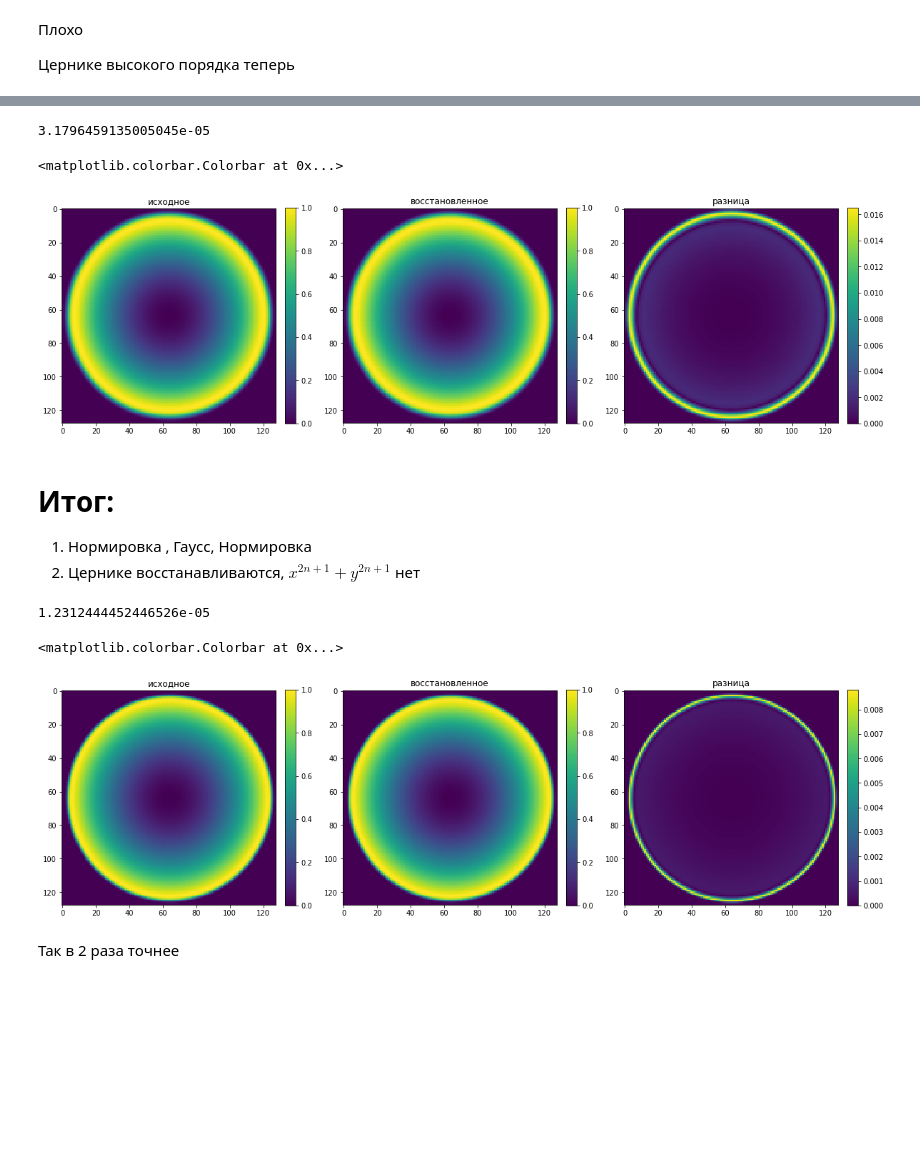
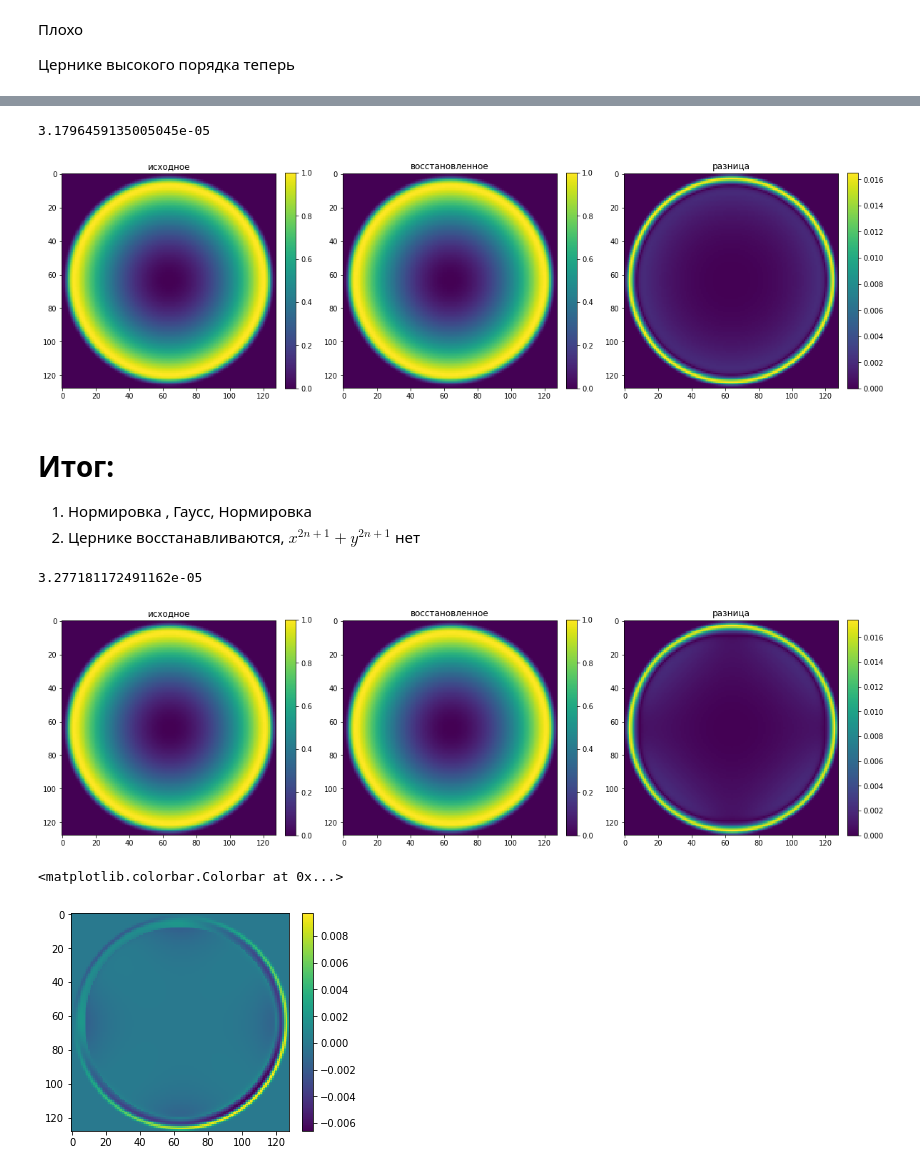
Before and after one commit to Satbek/-ourse-work-sem7, a Jupyter notebook: src/Results/Variational/Variational Method Using.ipynb, the cells around one changed output, grey strips where cells are left out. Saved outputs shown, nothing was run; the diff lists cells and outputs as text; code cells hidden in the pictures; blank space fills up the shorter version.

```diff
--- a/src/Results/Variational/Variational Method Using.ipynb
+++ b/src/Results/Variational/Variational Method Using.ipynb
@@ -384,9 +385,10 @@ axes[2].set_title('разница')
 fig.colorbar(img1, ax = axes[0],fraction=0.046, pad=0.04)
 fig.colorbar(img2, ax = axes[1],fraction=0.046, pad=0.04)
 fig.colorbar(img3, ax = axes[2],fraction=0.046, pad=0.04)
+
+dif2 = np.abs(restored_front -front)
 # %% [output]
 3.1796459135005045e-05
-<matplotlib.colorbar.Colorbar at 0x...>
 [figure]
 # %% [markdown]
 # Итог:
@@ -398,37 +400,44 @@ h = 2 * np.pi / 2**M
 x, y = np.mgrid[-np.pi:np.pi:h, -np.pi:np.pi:h]
 h1 = x[1,0] - x[0,0]
 h2 = y[0,1] - y[0,0]
-gauss = super_gauss(x, y, 3, 40)
+gauss = super_gauss(x, y, 3, 20)
 front = x**2 + y**2
 g1 = 2 * x
 g2 = 2 * y
 
 g1 *= gauss
 g2 *= gauss
 front = normilize(front)
 front *= gauss
 front = normilize(front)
 
 restored_front = method(g1, g2, h1, h2, 0.0002, 0.001)
 
 restored_front = normilize(restored_front)
 restored_front *= gauss
 restored_front = normilize(restored_front)
 
 print(mse(front, restored_front))
 fig, axes = plt.subplots(1, 3, figsize = (20, 40))
 img1 = axes[0].imshow(front)
 img2 = axes[1].imshow(restored_front)
 img3 = axes[2].imshow(np.abs(restored_front -front))
+
 axes[0].set_title('исходное')
 axes[1].set_title('восстановленное')
 axes[2].set_title('разница')
 fig.colorbar(img1, ax = axes[0],fraction=0.046, pad=0.04)
 fig.colorbar(img2, ax = axes[1],fraction=0.046, pad=0.04)
 fig.colorbar(img3, ax = axes[2],fraction=0.046, pad=0.04)
+
+dif1 = np.abs(restored_front -front)
 # %% [output]
-1.2312444452446526e-05
+3.277181172491162e-05
-<matplotlib.colorbar.Colorbar at 0x...>
-[figure, old version]
+[figure, new version]
-# %% [markdown]
-Так в 2 раза точнее
+# %%
+fig, axes = plt.subplots(1, 1)
+img1 = axes.imshow(dif1 - dif2)
+fig.colorbar(img1, ax = axes,fraction=0.046, pad=0.04)
+# %% [output]
+<matplotlib.colorbar.Colorbar at 0x...>
+[figure, added]
```
Also changed, not shown: parts of 9 cells of this notebook, 3 other files.
